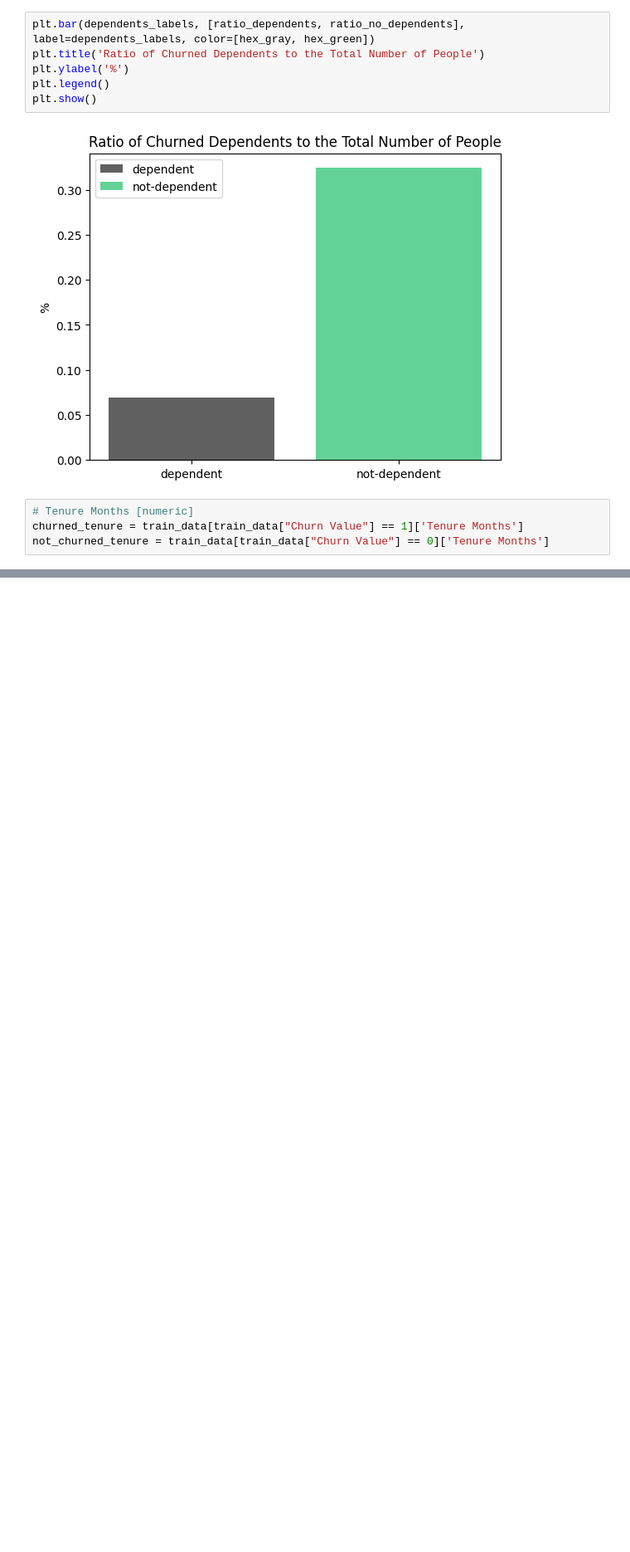
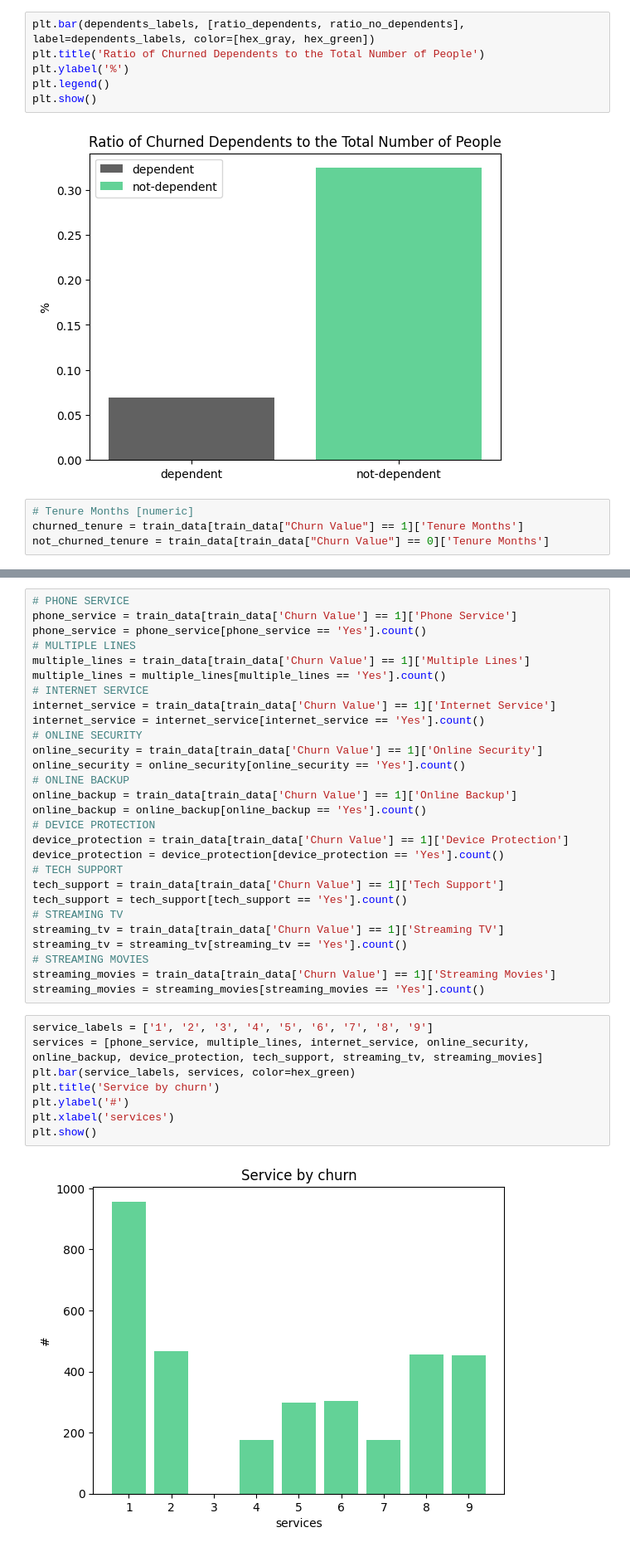
Before and after one commit to GeeK1224/cau_ml_project, a Jupyter notebook: cau_ml_project.ipynb, the cells around one changed output, grey strips where cells are left out. Shown at 83% size. Cells and saved outputs as stored; diff of their text form; blank space fills up the shorter version.

```diff
--- a/cau_ml_project.ipynb
+++ b/cau_ml_project.ipynb
@@ -335,0 +331,38 @@ plt.show()
+# %%
+# PHONE SERVICE
+phone_service = train_data[train_data['Churn Value'] == 1]['Phone Service']
+phone_service = phone_service[phone_service == 'Yes'].count()
+# MULTIPLE LINES
+multiple_lines = train_data[train_data['Churn Value'] == 1]['Multiple Lines']
+multiple_lines = multiple_lines[multiple_lines == 'Yes'].count()
+# INTERNET SERVICE
+internet_service = train_data[train_data['Churn Value'] == 1]['Internet Service']
+internet_service = internet_service[internet_service == 'Yes'].count()
+# ONLINE SECURITY
+online_security = train_data[train_data['Churn Value'] == 1]['Online Security']
+online_security = online_security[online_security == 'Yes'].count()
+# ONLINE BACKUP
+online_backup = train_data[train_data['Churn Value'] == 1]['Online Backup']
+online_backup = online_backup[online_backup == 'Yes'].count()
+# DEVICE PROTECTION
+device_protection = train_data[train_data['Churn Value'] == 1]['Device Protection']
+device_protection = device_protection[device_protection == 'Yes'].count()
+# TECH SUPPORT
+tech_support = train_data[train_data['Churn Value'] == 1]['Tech Support']
+tech_support = tech_support[tech_support == 'Yes'].count()
+# STREAMING TV
+streaming_tv = train_data[train_data['Churn Value'] == 1]['Streaming TV']
+streaming_tv = streaming_tv[streaming_tv == 'Yes'].count()
+# STREAMING MOVIES
+streaming_movies = train_data[train_data['Churn Value'] == 1]['Streaming Movies']
+streaming_movies = streaming_movies[streaming_movies == 'Yes'].count()
+# %%
+service_labels = ['1', '2', '3', '4', '5', '6', '7', '8', '9']
+services = [phone_service, multiple_lines, internet_service, online_security, online_backup, device_protection, tech_support, streaming_tv, streaming_movies]
+plt.bar(service_labels, services, color=hex_green)
+plt.title('Service by churn')
+plt.ylabel('#')
+plt.xlabel('services')
+plt.show()
+# %% [output]
+[figure, added]
```
Also changed, not shown: parts of 17 cells of this notebook.
